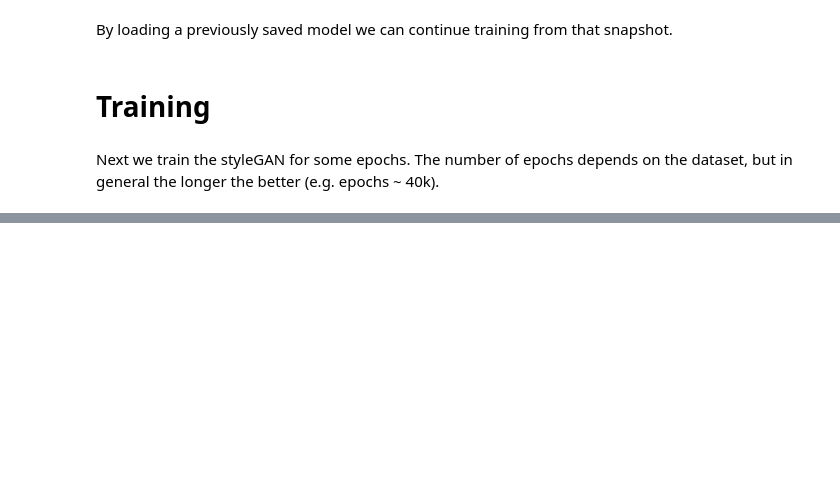
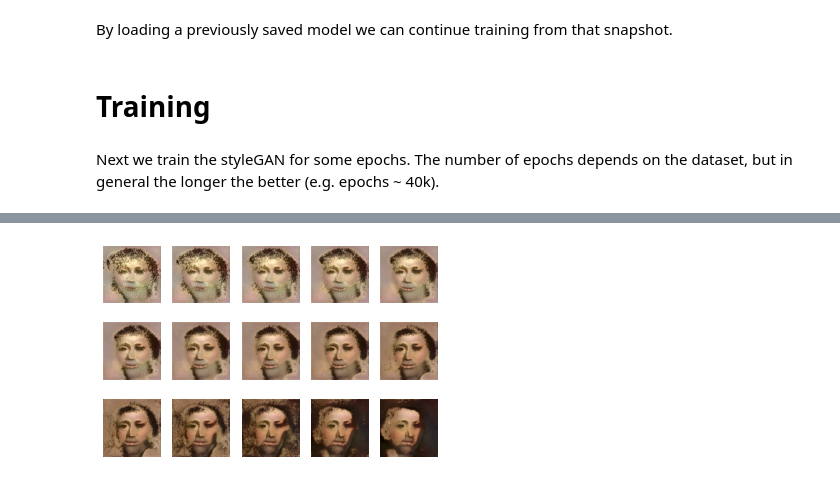
Before and after one commit to hochthom/OG-AI4Artists-2021, a Jupyter notebook: Lecture4_StyleGAN_Example/StyleGAN_example.ipynb, the cells around one changed output, grey strips where cells are left out. Saved outputs shown, nothing was run; the diff lists cells and outputs as text; code cells hidden in the pictures; blank space fills up the shorter version.

```diff
--- a/Lecture4_StyleGAN_Example/StyleGAN_example.ipynb
+++ b/Lecture4_StyleGAN_Example/StyleGAN_example.ipynb
@@ -75,0 +116,10 @@ Saving model as m1 ...
+# %%
+imgs = model.generate_image_seq(img_style, img_noise, 2, 12, n_imgs=15)
+# %%
+for i in range(15):
+  img_u8 = np.uint8(np.clip(imgs[i], 0.0, 1.0) * 255)
+  plt.subplot(3, 5, i+1)
+  plt.imshow(img_u8)
+  plt.axis('off')
+# %% [output]
+[figure, added]
```
Also changed, not shown: parts of 11 cells of this notebook.
